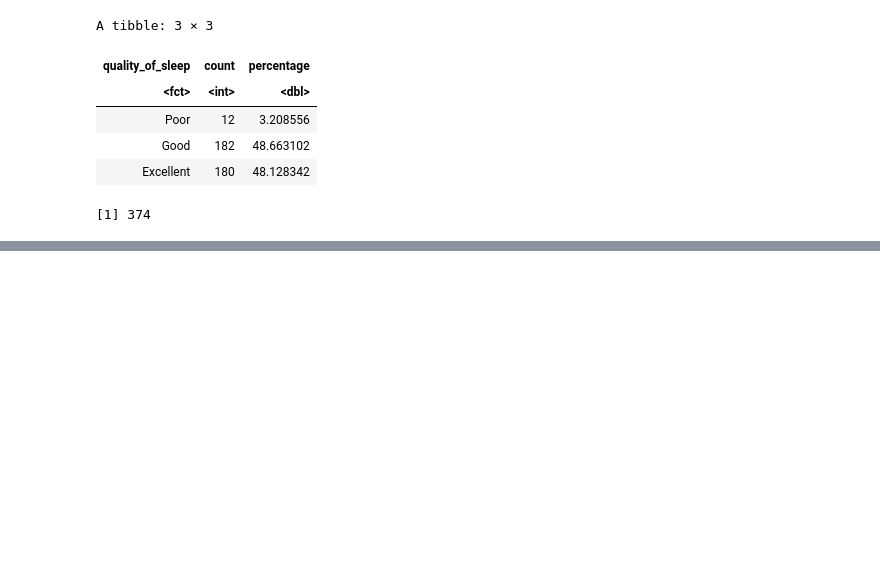
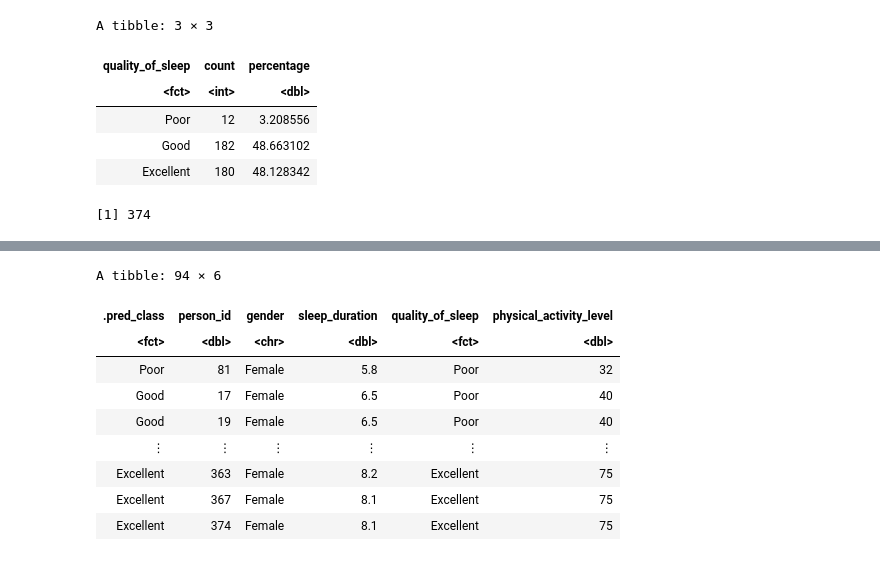
Before and after one commit to ptank1/dsci-100-2023w1-group-30, a Jupyter notebook: sleep_data_analysis.ipynb, the cells around one changed output, grey strips where cells are left out. Cells and saved outputs as stored; diff of their text form; code cells hidden in the pictures; blank space fills up the shorter version.

```diff
--- a/sleep_data_analysis.ipynb
+++ b/sleep_data_analysis.ipynb
@@ -295,0 +280,9 @@ List of 1
+# %%
+# Creating the train/test split
+# prop = 0.75 --> 75% of our original data set ends up in the training set.
+# setting the strata argument to a categorical variable, which is "quality_of_sleep"
+
+set.seed(1)
+sleep_split <- initial_split(sleep_data_tidy, prop = 0.75, strata = quality_of_sleep)
+sleep_train <- training(sleep_split)
+sleep_test <- testing(sleep_split)
@@ -295,0 +319,18 @@ List of 1
+# %%
+# Training the classifier with K-nearest neighbor of 5 using sleep_duration and physical_activity_level as the predictors
+set.seed(10)
+
+knn_spec <- nearest_neighbor(weight_func = "rectangular", neighbors = 5)|>
+  set_engine("kknn") |>
+  set_mode("classification")
+
+sleep_recipe <- recipe(quality_of_sleep ~ sleep_duration + physical_activity_level, data = sleep_train) |>
+  step_scale(all_predictors()) |>
+  step_center(all_predictors())
+
+knn_fit <- workflow() |>
+  add_recipe(sleep_recipe)|>
+  add_model(knn_spec) |>
+  fit(data = sleep_train)
+
+knn_fit
@@ -295,0 +357,17 @@ List of 1
+# %%
+# Predicting the labels in the test set
+sleep_test_predictions <- predict(knn_fit, sleep_test)|>
+bind_cols(sleep_test)
+
+sleep_test_predictions
+# %% [output]
+A tibble: 94 × 6
+| .pred_class | person_id | gender | sleep_duration | quality_of_sleep | physical_activity_level |
+| <fct> | <dbl> | <chr> | <dbl> | <fct> | <dbl> |
+| Poor | 81 | Female | 5.8 | Poor | 32 |
+| Good | 17 | Female | 6.5 | Poor | 40 |
+| Good | 19 | Female | 6.5 | Poor | 40 |
+| ⋮ | ⋮ | ⋮ | ⋮ | ⋮ | ⋮ |
+| Excellent | 363 | Female | 8.2 | Excellent | 75 |
+| Excellent | 367 | Female | 8.1 | Excellent | 75 |
+| Excellent | 374 | Female | 8.1 | Excellent | 75 |
```
Also changed, not shown: parts of 16 cells of this notebook.
